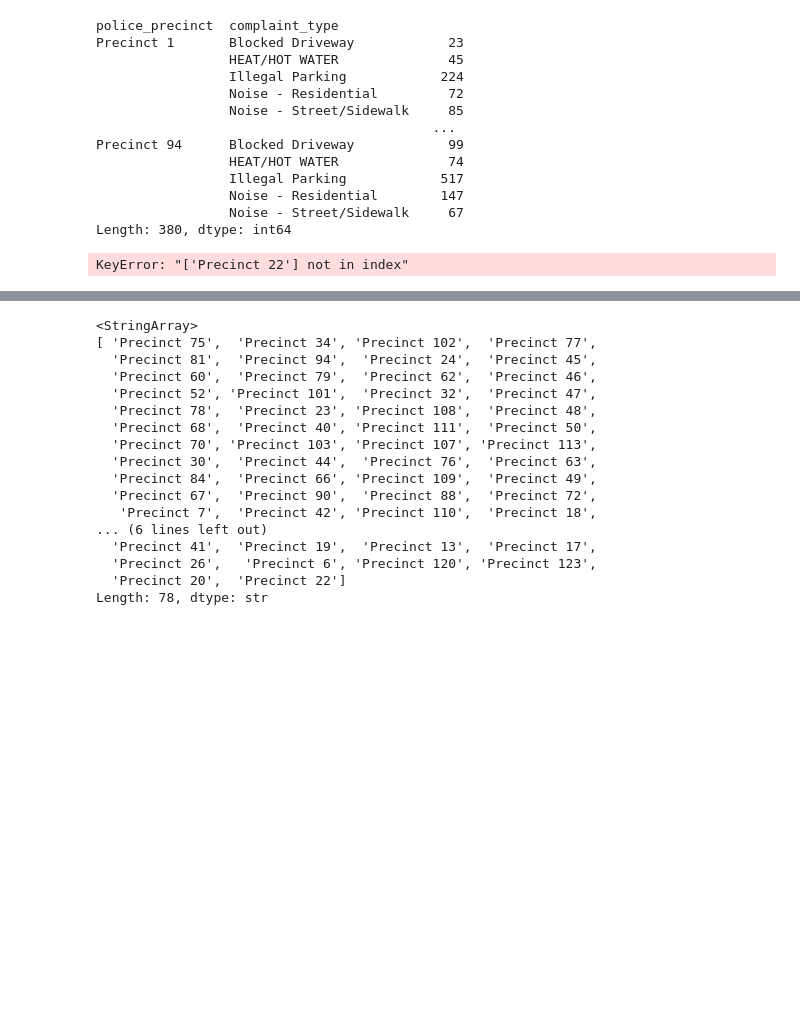
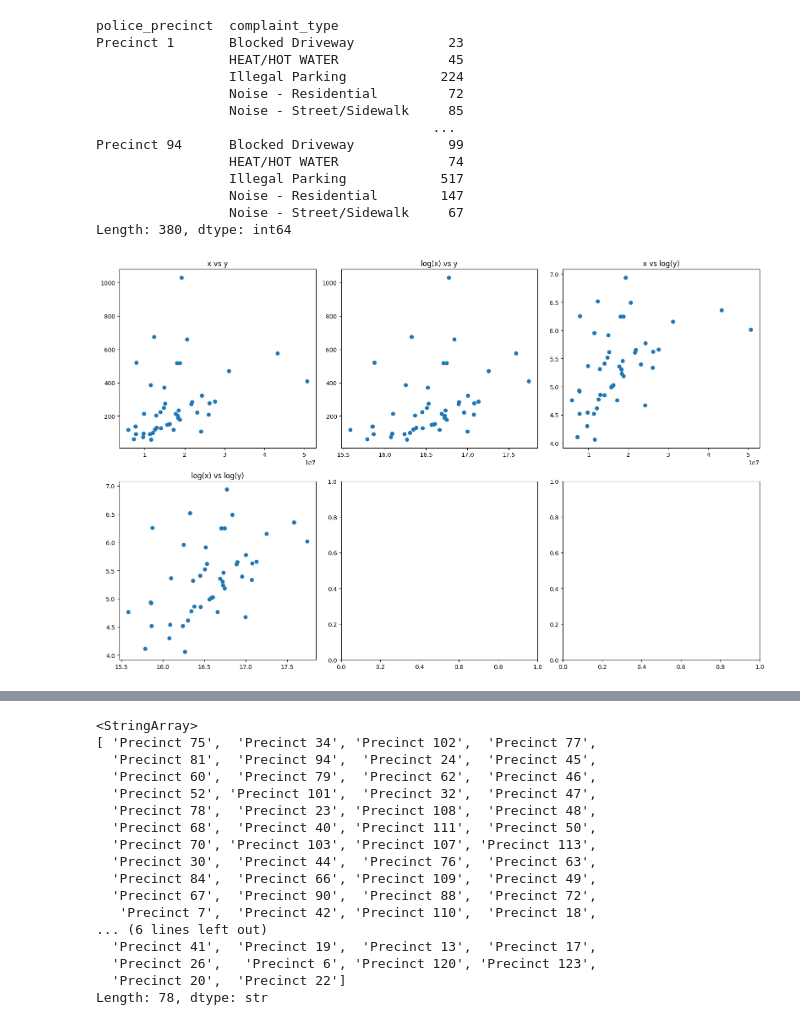
Before and after one commit to Showmemypath/ml-model-implementations-planned-, a Jupyter notebook: Projects/Project_2.ipynb, the cells around one changed output, grey strips where cells are left out. Saved outputs shown, nothing was run; the diff lists cells and outputs as text; code cells hidden in the pictures; blank space fills up the shorter version.

```diff
--- a/Projects/Project_2.ipynb
+++ b/Projects/Project_2.ipynb
@@ -1518,18 +1519,35 @@ ts = ts.drop(ts[ts.isna()].index,axis=0)
 ts = ts.sort_values()
 
 ts_abridged = ts[::100]
-for i in unique_precinct:
+for i in ts.index.unique():
     k = df.loc[df.police_precinct == i,'response_time']
     c = np.searchsorted(ts_abridged,k,side='left')
     for j in range(k.shape[0]):
         c[j] = c[j]*100 + np.searchsorted(ts.iloc[c[j]*100 : (c[j]*100)+100],k.iloc[j],side='left')
     final_sum = np.append(final_sum,np.sum(c))
 
-x = pd.Series(final_sum,index=unique_precinct).sort_values()
+x = pd.Series(final_sum,index=ts.index.unique()).sort_values()
 si = s.loc[:,'Illegal Parking']
-y = si[x.index]
-
-plt.plot(x,y)
-plt.show()
+y = si.loc[x.index]
-# %% [output]
-KeyError: "['Precinct 22'] not in index"
+# %%
+n_cols = 3
+n_rows = 2
+
+fig, axes = plt.subplots(n_rows, n_cols, figsize=(16, 10))
+axes = axes.flatten()
+
+axes[0].scatter(x, y)
+axes[1].scatter(np.log(x), y)
+axes[2].scatter(x, np.log(y))
+axes[3].scatter(np.log(x), np.log(y))
+
+
+axes[0].set_title("x vs y")
+axes[1].set_title("log(x) vs y")
+axes[2].set_title("x vs log(y)")
+axes[3].set_title("log(x) vs log(y)")
+
+plt.tight_layout()
+plt.show()
+# %% [output]
+[figure, added]
```
Also changed, not shown: parts of 8 cells of this notebook.
